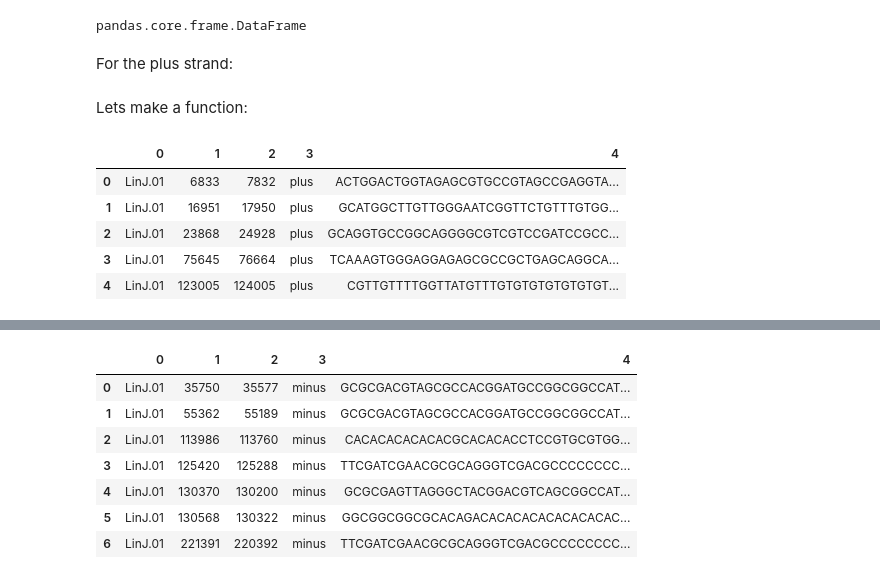
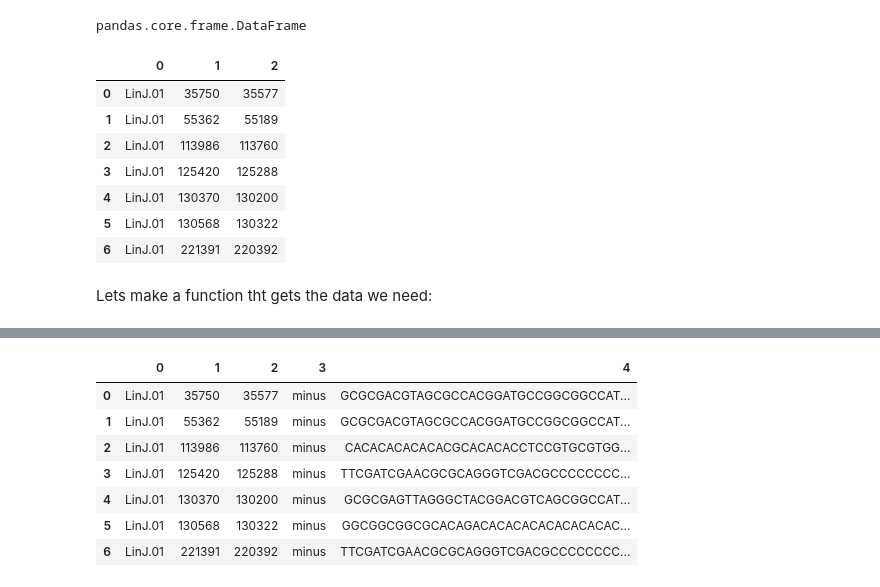
Before and after one commit to Viskuit/Test_BEDOPS, a Jupyter notebook: BEDTOOLS_TEST/minus_plus.ipynb, the cells around one changed output, grey strips where cells are left out. Drawn from its saved outputs; the diff is of its cells as text; code cells hidden in the pictures.

```diff
--- a/BEDTOOLS_TEST/minus_plus.ipynb
+++ b/BEDTOOLS_TEST/minus_plus.ipynb
@@ -127,27 +127,19 @@ df2_plus
 type(df2_plus)
 # %% [output]
 pandas.core.frame.DataFrame
-# %% [markdown]
-For the plus strand:
+# %%
+df2_minus
+# %% [output]
+|  | 0 | 1 | 2 |
+| 0 | LinJ.01 | 35750 | 35577 |
+| 1 | LinJ.01 | 55362 | 55189 |
+| 2 | LinJ.01 | 113986 | 113760 |
+| 3 | LinJ.01 | 125420 | 125288 |
+| 4 | LinJ.01 | 130370 | 130200 |
+| 5 | LinJ.01 | 130568 | 130322 |
+| 6 | LinJ.01 | 221391 | 220392 |
 # %% [markdown]
-Lets make a function:
+Lets make a function tht gets the data we need:
-# %%
-import subprocess
-test1 = []
-for index, row in df2_plus.iterrows():
-    sequence = subprocess.check_output("blastdbcmd -db " + "../1-5_chr.fasta" + " -entry " + row[0] + " -range " + str(row[1]) + "-" + str(row[2]) + " -strand plus -outfmt %s", shell=True, universal_newlines=True)
-    test1.append(row[0] + "," + str(row[1]) + "," + str(row[2]) + "," + "plus" + "," + sequence)
-
-test1_split = [row.split(",") for row in test1]
-test1_split_df = pd.DataFrame(test1_split)
-test1_split_df.head()
-# %% [output]
-|  | 0 | 1 | 2 | 3 | 4 |
-| 0 | LinJ.01 | 6833 | 7832 | plus | ACTGGACTGGTAGAGCGTGCCGTAGCCGAGGTA... |
-| 1 | LinJ.01 | 16951 | 17950 | plus | GCATGGCTTGTTGGGAATCGGTTCTGTTTGTGG... |
-| 2 | LinJ.01 | 23868 | 24928 | plus | GCAGGTGCCGGCAGGGGCGTCGTCCGATCCGCC... |
-| 3 | LinJ.01 | 75645 | 76664 | plus | TCAAAGTGGGAGGAGAGCGCCGCTGAGCAGGCA... |
-| 4 | LinJ.01 | 123005 | 124005 | plus | CGTTGTTTTGGTTATGTTTGTGTGTGTGTGTGT... |
 # %%
 import subprocess
 def get_data_sequence(data, strand):
```
Also changed, not shown: parts of 5 cells of this notebook.
